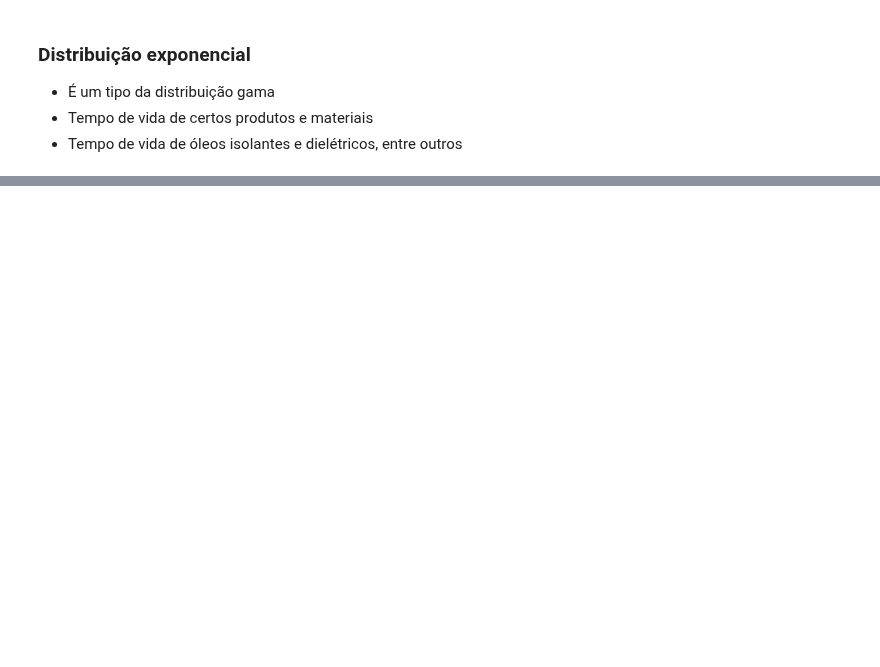
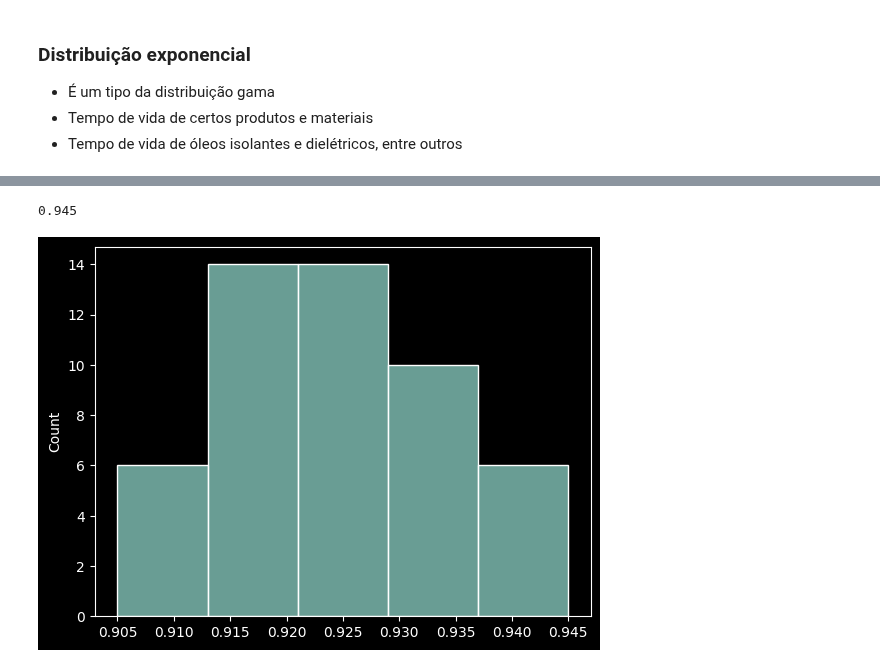
Before and after one commit to Joao-Inacio/Statistics_for-Data_Science, a Jupyter notebook: Distribuições_Estatisticas/Distribuicoes.ipynb, the cells around one changed output, grey strips where cells are left out. Drawn from its saved outputs; the diff is of its cells as text; code cells hidden in the pictures; blank space fills up the shorter version.

```diff
--- a/Distribuições_Estatisticas/Distribuicoes.ipynb
+++ b/Distribuições_Estatisticas/Distribuicoes.ipynb
@@ -299,0 +341,5 @@ min(dados_exponencial), max(dados_exponencial)
+# %%
+# Carregando a base de dados
+ds = pd.read_csv('.././Labs/Amostragem/credit_data.csv')
+ds.dropna(inplace=True)
+ds.shape
@@ -299,0 +358,5 @@ min(dados_exponencial), max(dados_exponencial)
+# %%
+# Dividido a base em classe e previsores
+X = ds.iloc[:, 1:4].values
+y = ds.iloc[:, 4].values
+X
@@ -299,0 +376,23 @@ min(dados_exponencial), max(dados_exponencial)
+# %%
+# Treinado e testando o modelo
+resultados_naive_bayes = []
+for i in range(50):
+    X_train, X_test, y_train, y_test = train_test_split(
+        X, y, test_size=0.2, stratify=y ,random_state=i
+    )
+
+    naive_bayes = GaussianNB()
+    naive_bayes.fit(X_train, y_train)
+    resultados_naive_bayes.append(
+        accuracy_score(y_test, naive_bayes.predict(X_test))
+    )
+# %%
+# Valores Máximo
+print(max(resultados_naive_bayes))
+# %% [output]
+0.945
+# %%
+# Gráfico
+sns.histplot(resultados_naive_bayes, bins=5);
+# %% [output]
+[figure, added]
```
Also changed, not shown: parts of 26 cells of this notebook.
